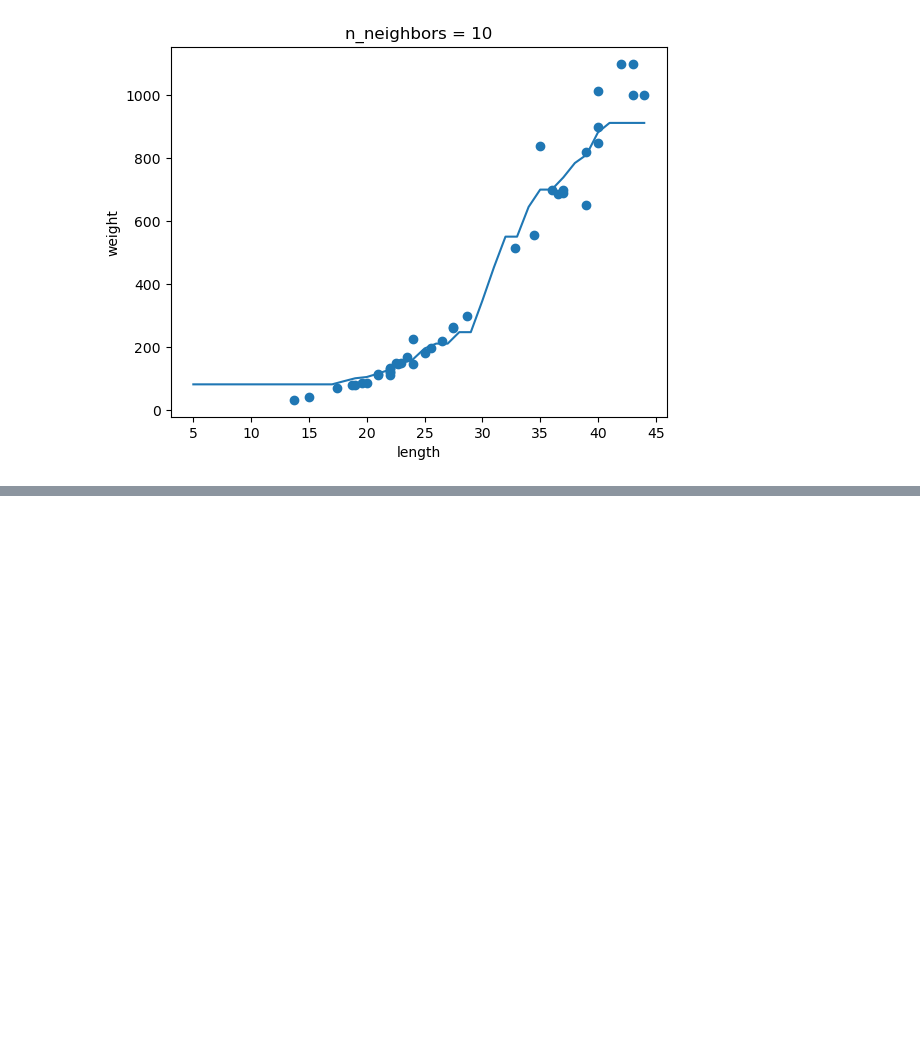
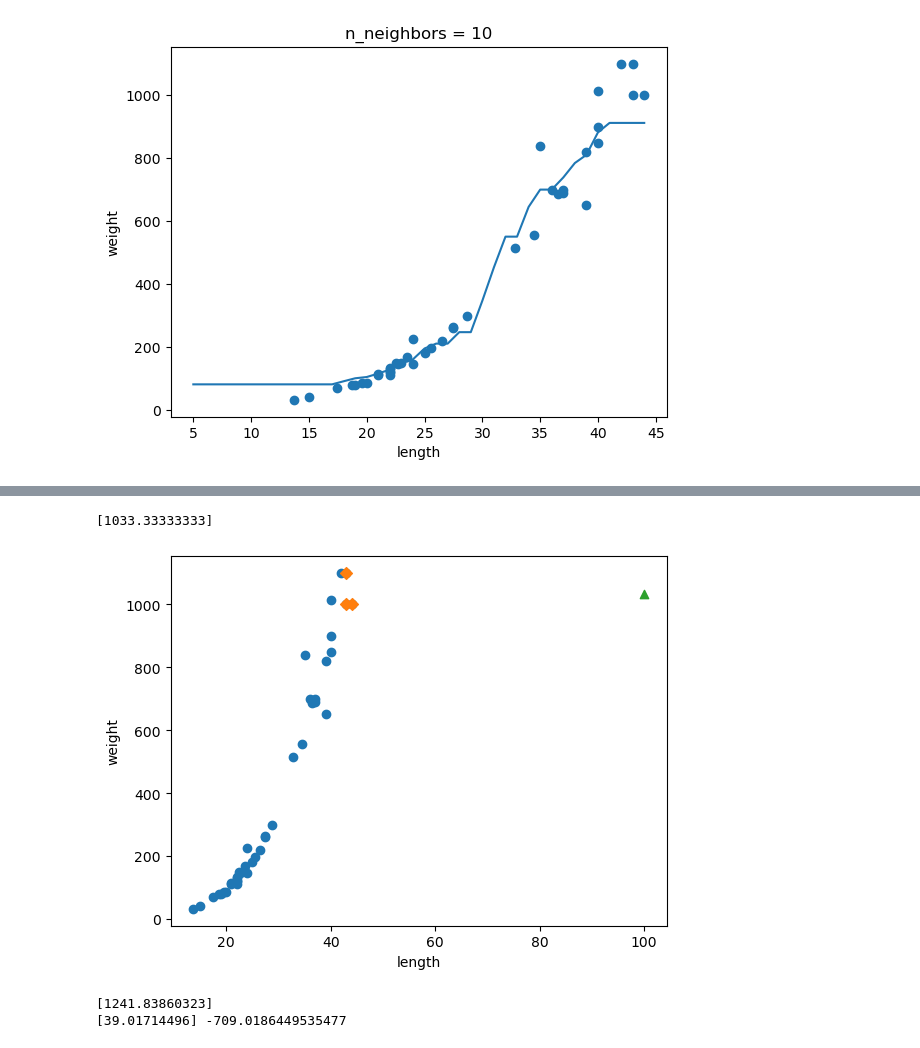
Before and after one commit to 240711AIBigData/Machine_Deep_learning, a Jupyter notebook: 03/PerchWeight.ipynb, the cells around one changed output, grey strips where cells are left out. Drawn from its saved outputs; the diff is of its cells as text; code cells hidden in the pictures; blank space fills up the shorter version.

```diff
--- a/03/PerchWeight.ipynb
+++ b/03/PerchWeight.ipynb
@@ -122,0 +194,35 @@ for n in [1, 5, 10]:
+# %%
+print(knr.predict([[100]]))
+
+# 100cm 농어의 이웃 구하기
+distances, indexes = knr.kneighbors([[100]])
+
+# 훈련 세트와 산점도 그리기
+plt.scatter(train_input, train_target)
+
+# 훈련 세트 중에서 이웃 샘플만 다시 그리기
+plt.scatter(train_input[indexes], train_target[indexes], marker='D')
+
+# 100cm 농어 데이터
+plt.scatter(100, 1033, marker='^')
+plt.xlabel('length')
+plt.ylabel('weight')
+plt.show()
+# %% [output]
+[1033.33333333]
+[figure, added]
+# %%
+from sklearn.linear_model import LinearRegression
+lr = LinearRegression()
+
+# 선형 회귀 모델 훈련
+lr.fit(train_input, train_target)
+
+# 50cm 농어에 대해 예측
+print(lr.predict([[50]]))
+
+# 기울기(계수, coefficient / 가중치, weight), 절편(intercept) 확인
+print(lr.coef_, lr.intercept_)
+# %% [output]
+[1241.83860323]
+[39.01714496] -709.0186449535477
```
Also changed, not shown: parts of 6 cells of this notebook.
